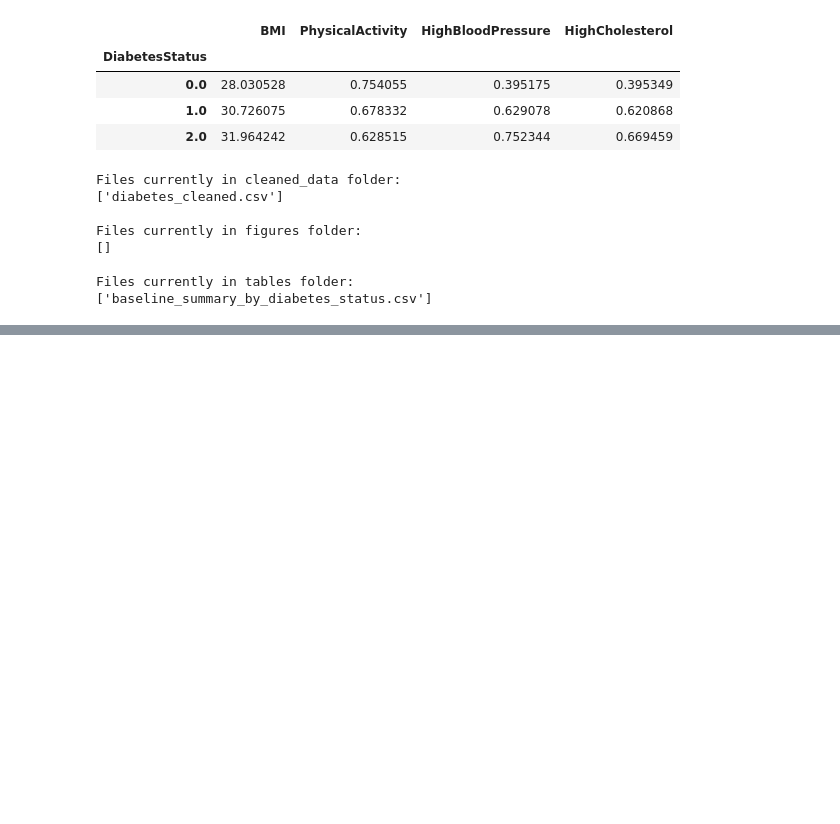
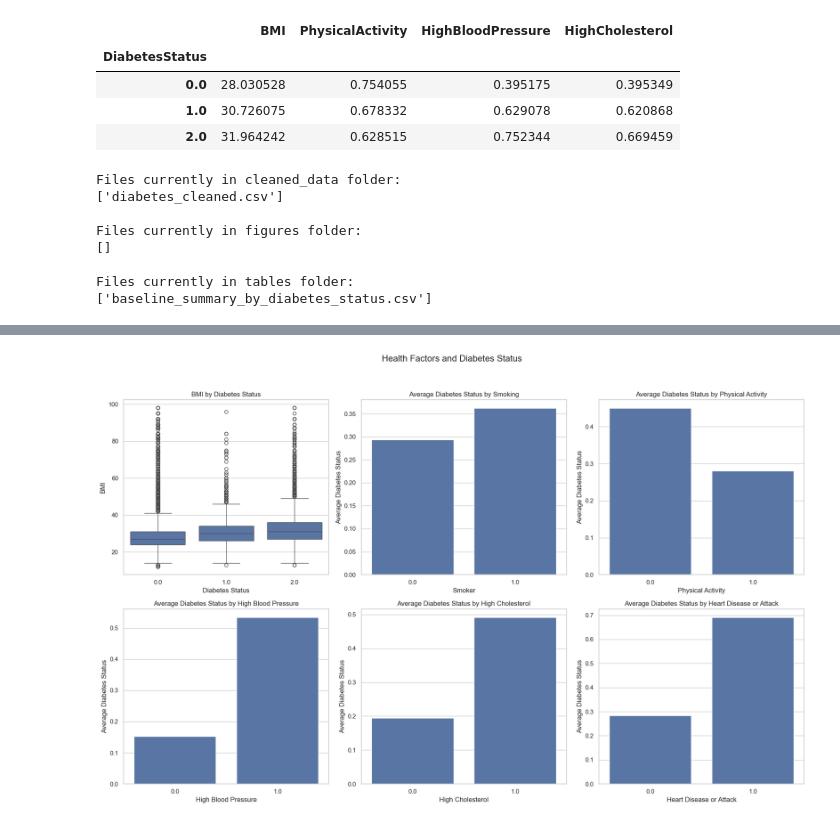
Before and after one commit to Amaanster1234/INFO-I211---Final-Project-, a Jupyter notebook: final_project.ipynb, the cells around one changed output, grey strips where cells are left out. Saved outputs shown, nothing was run; the diff lists cells and outputs as text; code cells hidden in the pictures; blank space fills up the shorter version.

```diff
--- a/final_project.ipynb
+++ b/final_project.ipynb
@@ -423,0 +514,43 @@ Files currently in tables folder:
+# %%
+# ----------------------------
+# Health factors and diabetes status
+# ----------------------------
+
+fig, axes = plt.subplots(2, 3, figsize=(18, 12))
+fig.suptitle("Health Factors and Diabetes Status", fontsize=16)
+
+sns.boxplot(data=df, x="DiabetesStatus", y="BMI", ax=axes[0, 0])
+axes[0, 0].set_title("BMI by Diabetes Status")
+axes[0, 0].set_xlabel("Diabetes Status")
+axes[0, 0].set_ylabel("BMI")
+
+sns.barplot(data=df, x="Smoker", y="DiabetesStatus", ax=axes[0, 1], errorbar=None)
+axes[0, 1].set_title("Average Diabetes Status by Smoking")
+axes[0, 1].set_xlabel("Smoker")
+axes[0, 1].set_ylabel("Average Diabetes Status")
+
+sns.barplot(data=df, x="PhysicalActivity", y="DiabetesStatus", ax=axes[0, 2], errorbar=None)
+axes[0, 2].set_title("Average Diabetes Status by Physical Activity")
+axes[0, 2].set_xlabel("Physical Activity")
+axes[0, 2].set_ylabel("Average Diabetes Status")
+
+sns.barplot(data=df, x="HighBloodPressure", y="DiabetesStatus", ax=axes[1, 0], errorbar=None)
+axes[1, 0].set_title("Average Diabetes Status by High Blood Pressure")
+axes[1, 0].set_xlabel("High Blood Pressure")
+axes[1, 0].set_ylabel("Average Diabetes Status")
+
+sns.barplot(data=df, x="HighCholesterol", y="DiabetesStatus", ax=axes[1, 1], errorbar=None)
+axes[1, 1].set_title("Average Diabetes Status by High Cholesterol")
+axes[1, 1].set_xlabel("High Cholesterol")
+axes[1, 1].set_ylabel("Average Diabetes Status")
+
+sns.barplot(data=df, x="HeartDiseaseOrAttack", y="DiabetesStatus", ax=axes[1, 2], errorbar=None)
+axes[1, 2].set_title("Average Diabetes Status by Heart Disease or Attack")
+axes[1, 2].set_xlabel("Heart Disease or Attack")
+axes[1, 2].set_ylabel("Average Diabetes Status")
+
+plt.tight_layout(rect=[0, 0.03, 1, 0.95])
+plt.savefig(os.path.join(figures_folder, "health_factors_diabetes.png"))
+plt.show()
+# %% [output]
+[figure, added]
```
Also changed, not shown: parts of 7 cells of this notebook.
